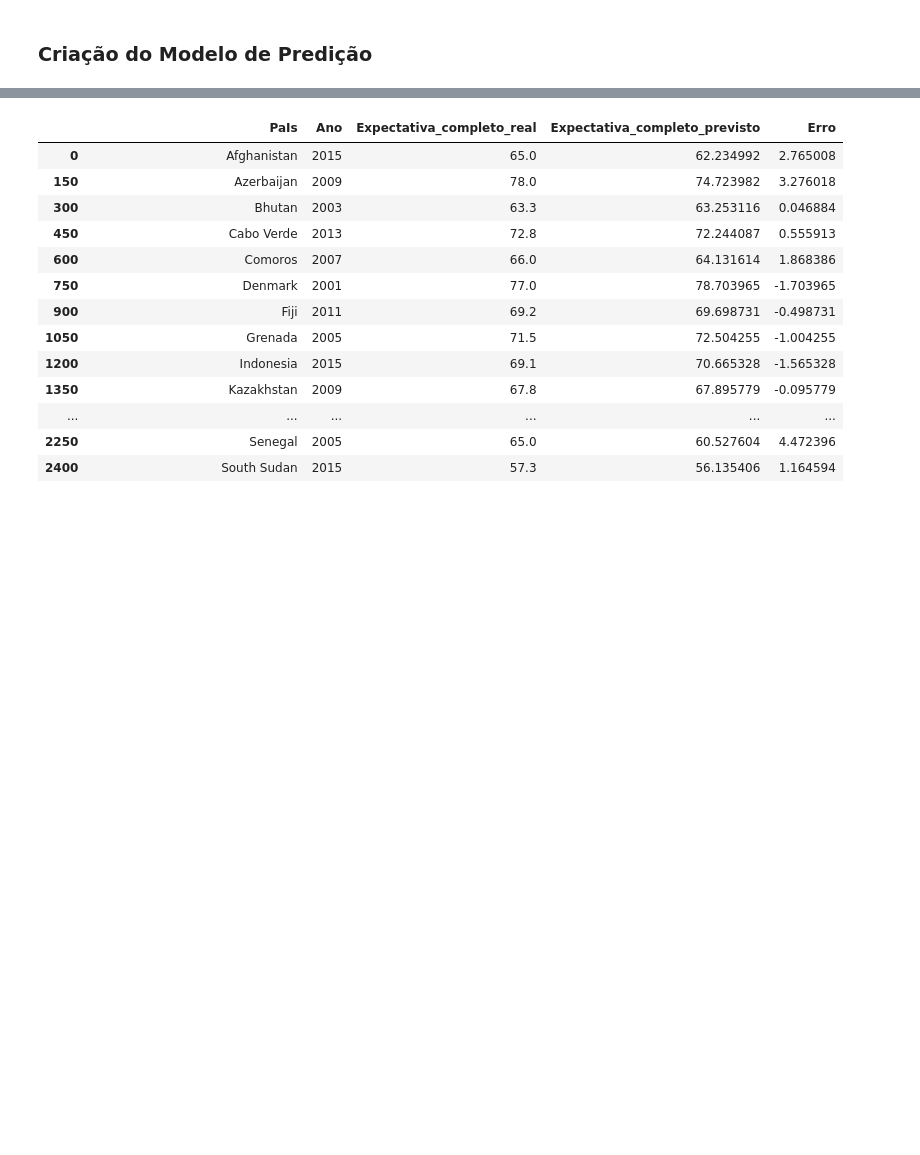
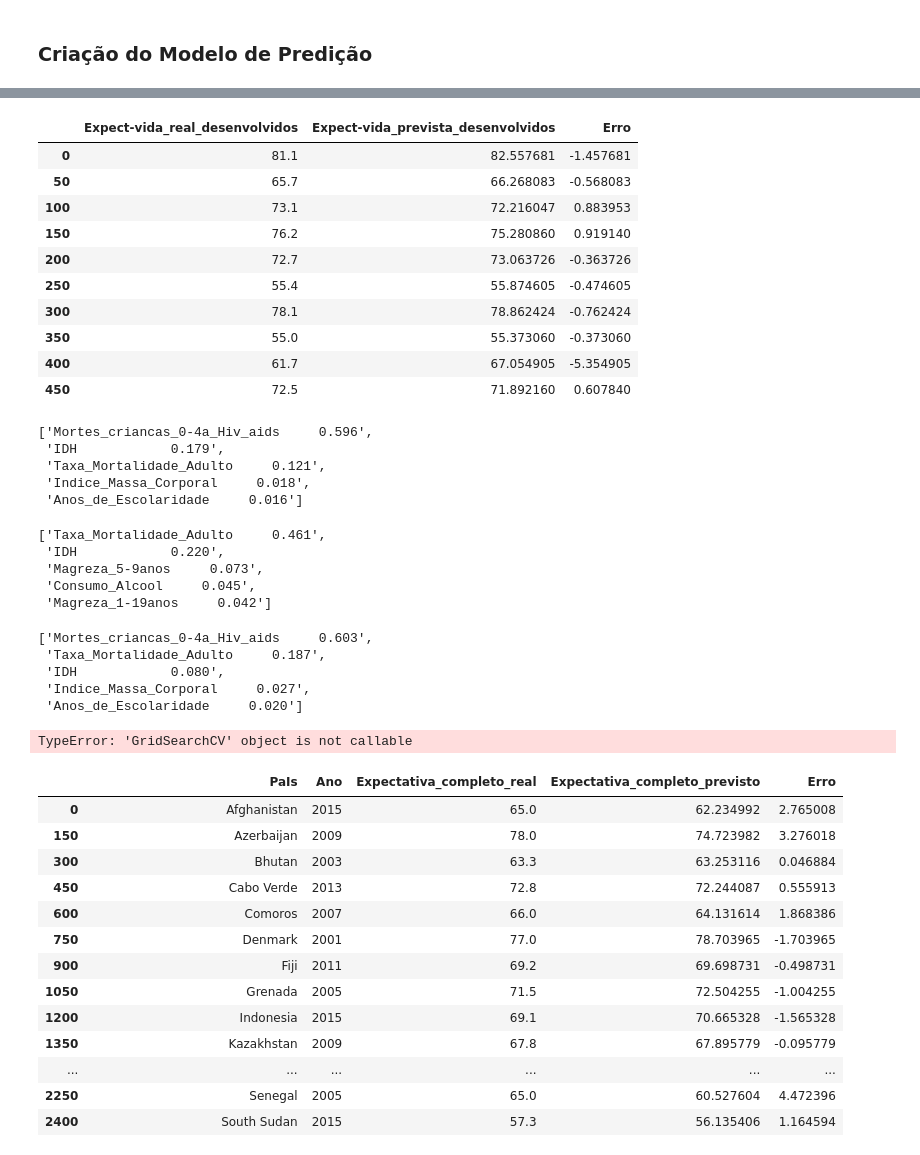
Before and after one commit to rochamarcio/Expectativa_de_vida, a Jupyter notebook: Expectativa_de_vida_modelo.ipynb, the cells around one changed output, grey strips where cells are left out. Drawn from its saved outputs; the diff is of its cells as text; code cells hidden in the pictures; blank space fills up the shorter version.

```diff
--- a/Expectativa_de_vida_modelo.ipynb
+++ b/Expectativa_de_vida_modelo.ipynb
@@ -272,0 +300,16 @@ Mortes_Menores_5anos     0.022
+# %%
+Y_pred_emdes = modelo_emdes.predict(X_test_norm_emdes)
+results_emdes = pd.DataFrame(zip(Y_test_emdes, Y_pred_emdes, Y_test_emdes - Y_pred_emdes), columns = ['Expect-vida_real_desenvolvidos','Expect-vida_prevista_desenvolvidos','Erro'])
+results_emdes[::50]
+# %% [output]
+|  | Expect-vida_real_desenvolvidos | Expect-vida_prevista_desenvolvidos | Erro |
+| 0 | 81.1 | 82.557681 | -1.457681 |
+| 50 | 65.7 | 66.268083 | -0.568083 |
+| 100 | 73.1 | 72.216047 | 0.883953 |
+| 150 | 76.2 | 75.280860 | 0.919140 |
+| 200 | 72.7 | 73.063726 | -0.363726 |
+| 250 | 55.4 | 55.874605 | -0.474605 |
+| 300 | 78.1 | 78.862424 | -0.762424 |
+| 350 | 55.0 | 55.373060 | -0.373060 |
+| 400 | 61.7 | 67.054905 | -5.354905 |
+| 450 | 72.5 | 71.892160 | 0.607840 |
@@ -273,3 +320,41 @@ Mortes_Menores_5anos     0.022
+# %%
+importante_full
+# %% [output]
+['Mortes_criancas_0-4a_Hiv_aids     0.596',
+ 'IDH            0.179',
+ 'Taxa_Mortalidade_Adulto     0.121',
+ 'Indice_Massa_Corporal     0.018',
+ 'Anos_de_Escolaridade     0.016']
+# %%
+importante_des
+# %% [output]
+['Taxa_Mortalidade_Adulto     0.461',
+ 'IDH            0.220',
+ 'Magreza_5-9anos     0.073',
+ 'Consumo_Alcool     0.045',
+ 'Magreza_1-19anos     0.042']
+# %%
+importante_emdes
+# %% [output]
+['Mortes_criancas_0-4a_Hiv_aids     0.603',
+ 'Taxa_Mortalidade_Adulto     0.187',
+ 'IDH            0.080',
+ 'Indice_Massa_Corporal     0.027',
+ 'Anos_de_Escolaridade     0.020']
+# %%
+df_model = df_full.drop(columns=['PaIs','Ano'])
+df_model = pd.get_dummies(df_model,columns=['Classificacao'],drop_first=True)
+x = df_model.drop(columns='Expectativa_de_Vida')
+y = df_model.Expectativa_de_Vida
+X_train, X_test, Y_train, Y_test = treino_teste (x , y)
+X_train_norm , X_train_dfnorm , X_test_norm , X_test_dfnorm = normalizacao(X_train, X_test)
+modelo = modelo (X_train_norm,Y_train)
+importante = importante (X_train,Y_train)
+metrica = metrica (Y_test,X_test_norm,modelo)
+print (importante)
+metrica
+# %% [output]
+TypeError: 'GridSearchCV' object is not callable
 # %%
 X_completo = scaler.transform(X)
 yhat_completo = grid_search.predict(X_completo)
```
Also changed, not shown: parts of 53 cells of this notebook, 1 other file.
